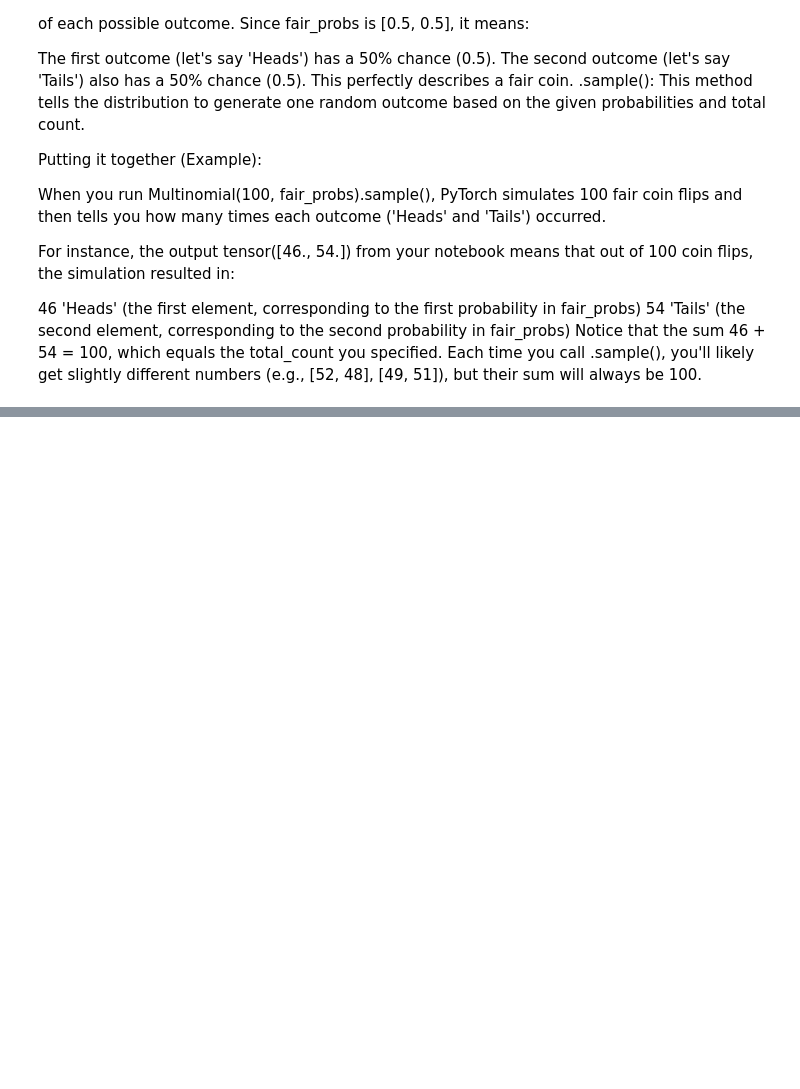
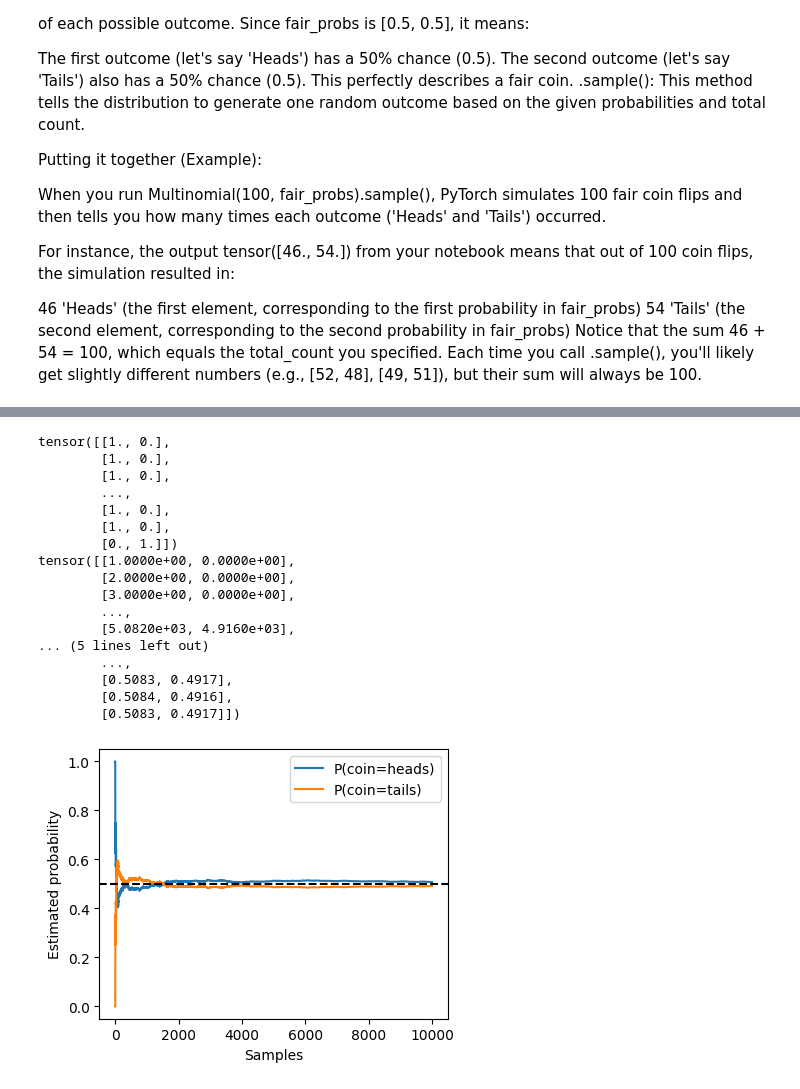
Before and after one commit to Redcoder815/Deep_Learning_PyTorch, a Jupyter notebook: 00Preliminaries.ipynb, the cells around one changed output, grey strips where cells are left out. Saved outputs shown, nothing was run; the diff lists cells and outputs as text; code cells hidden in the pictures; blank space fills up the shorter version.

```diff
--- a/00Preliminaries.ipynb
+++ b/00Preliminaries.ipynb
@@ -321,0 +399,37 @@ tensor([0.4987, 0.5013])
+# %%
+import matplotlib.pyplot as plt
+
+counts = Multinomial(1, fair_probs).sample((10000,))
+print(counts)
+cum_counts = counts.cumsum(dim=0)
+print(cum_counts)
+estimates = cum_counts / cum_counts.sum(dim=1, keepdims=True)
+print(estimates)
+estimates = estimates.numpy()
+
+plt.rcParams['figure.figsize'] = (4.5, 3.5)
+plt.plot(estimates[:, 0], label=("P(coin=heads)"))
+plt.plot(estimates[:, 1], label=("P(coin=tails)"))
+plt.axhline(y=0.5, color='black', linestyle='dashed')
+plt.gca().set_xlabel('Samples')
+plt.gca().set_ylabel('Estimated probability')
+plt.legend();
+# %% [output]
+tensor([[1., 0.],
+        [1., 0.],
+        [1., 0.],
+        ...,
+        [1., 0.],
+        [1., 0.],
+        [0., 1.]])
+tensor([[1.0000e+00, 0.0000e+00],
+        [2.0000e+00, 0.0000e+00],
+        [3.0000e+00, 0.0000e+00],
+        ...,
+        [5.0820e+03, 4.9160e+03],
+... (5 lines left out)
+        ...,
+        [0.5083, 0.4917],
+        [0.5084, 0.4916],
+        [0.5083, 0.4917]])
+[figure, added]
```
Also changed, not shown: parts of 12 cells of this notebook.
